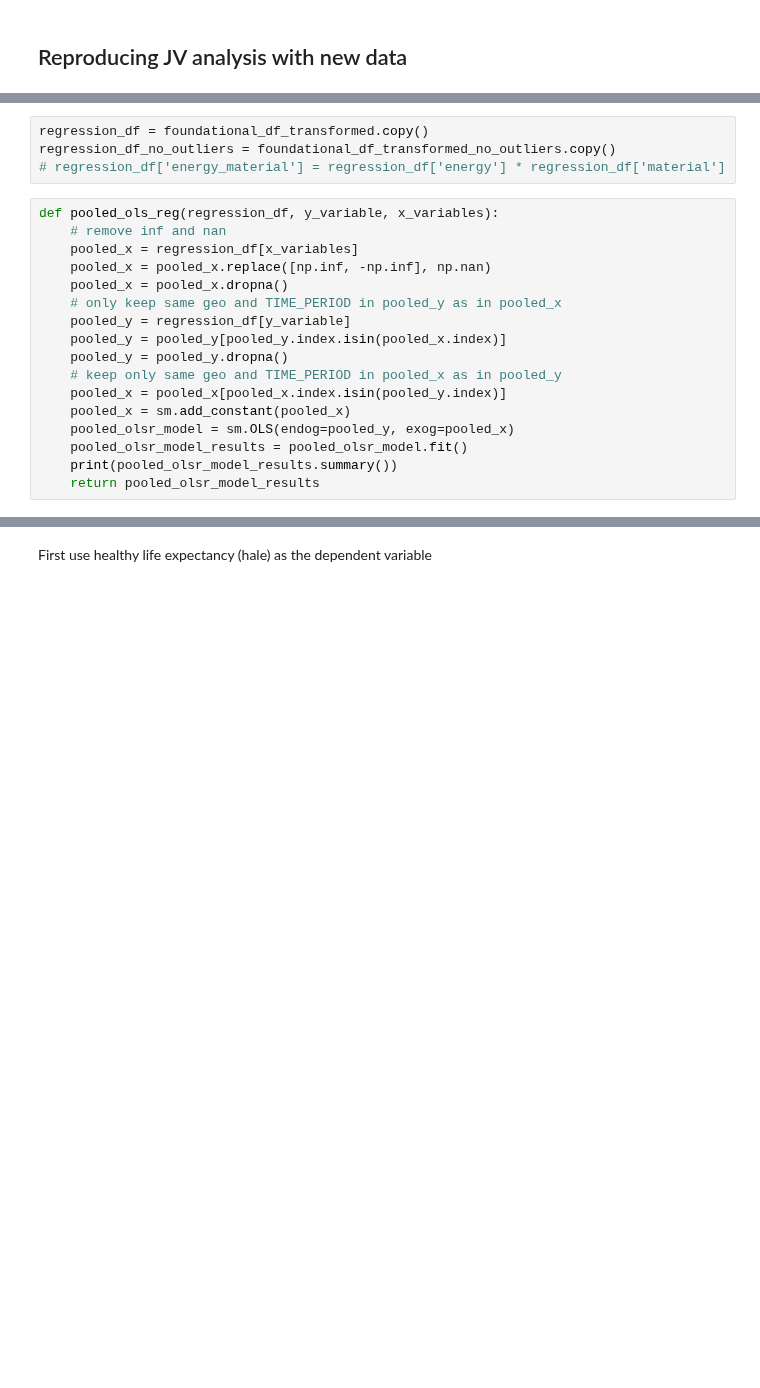
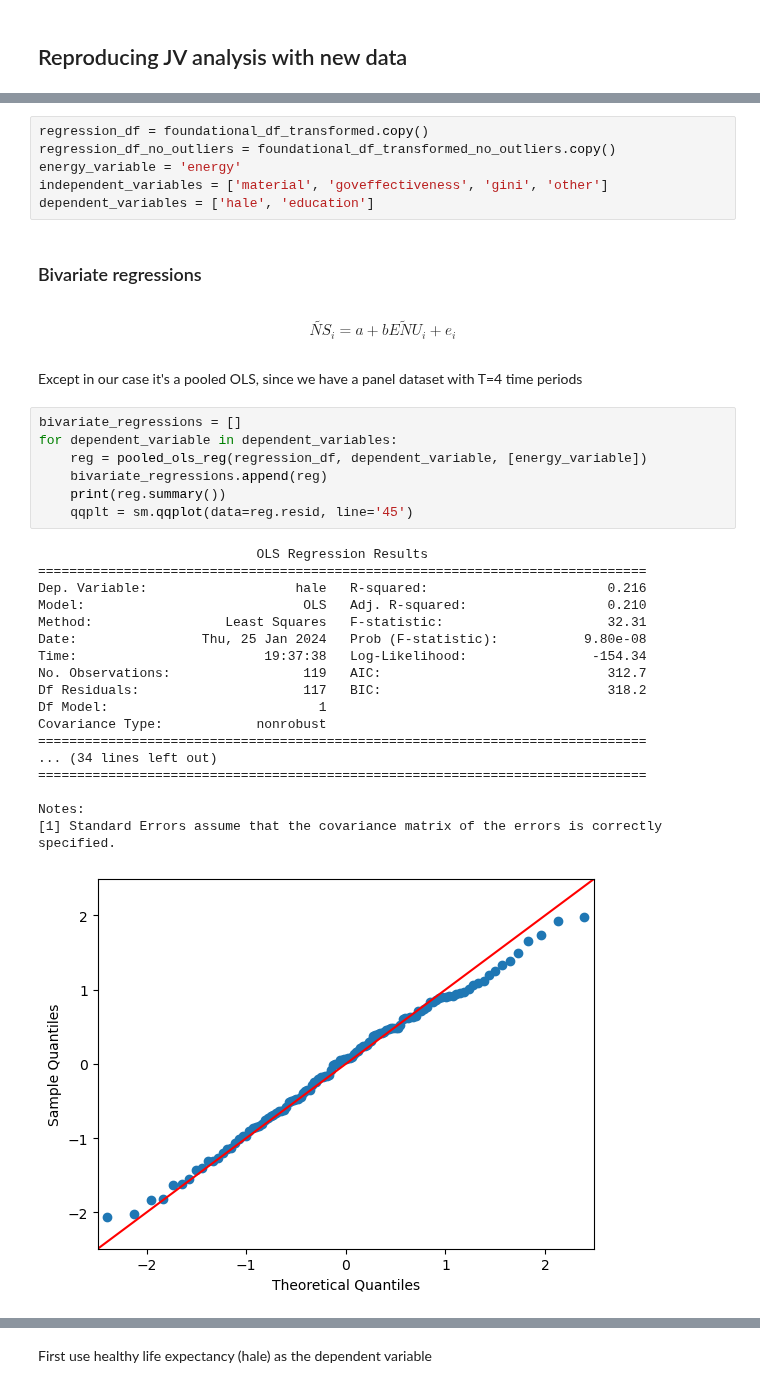
Before and after one commit to saviorand/provisioning-model, a Jupyter notebook: provisioning_model/notebooks/foundational/pooledols.ipynb, the cells around one changed output, grey strips where cells are left out. Saved outputs shown, nothing was run; the diff lists cells and outputs as text; blank space fills up the shorter version.

Commit message:
more regressions

```diff
--- a/provisioning_model/notebooks/foundational/pooledols.ipynb
+++ b/provisioning_model/notebooks/foundational/pooledols.ipynb
@@ -45,21 +49,40 @@ import numpy as np
 # %%
 regression_df = foundational_df_transformed.copy()
 regression_df_no_outliers = foundational_df_transformed_no_outliers.copy()
-# regression_df['energy_material'] = regression_df['energy'] * regression_df['material']
+energy_variable = 'energy'
+independent_variables = ['material', 'goveffectiveness', 'gini', 'other']
+dependent_variables = ['hale', 'education']
-# %%
-def pooled_ols_reg(regression_df, y_variable, x_variables):
-    # remove inf and nan
-    pooled_x = regression_df[x_variables]
-    pooled_x = pooled_x.replace([np.inf, -np.inf], np.nan)
-    pooled_x = pooled_x.dropna()
-    # only keep same geo and TIME_PERIOD in pooled_y as in pooled_x
-    pooled_y = regression_df[y_variable]
-    pooled_y = pooled_y[pooled_y.index.isin(pooled_x.index)]
-    pooled_y = pooled_y.dropna()
-    # keep only same geo and TIME_PERIOD in pooled_x as in pooled_y
-    pooled_x = pooled_x[pooled_x.index.isin(pooled_y.index)]
-    pooled_x = sm.add_constant(pooled_x)
-    pooled_olsr_model = sm.OLS(endog=pooled_y, exog=pooled_x)
-    pooled_olsr_model_results = pooled_olsr_model.fit()
-    print(pooled_olsr_model_results.summary())
-    return pooled_olsr_model_results
+# %% [markdown]
+### Bivariate regressions
+# %% [markdown]
+$$
+  \widetilde{NS}_i = a + b \widetilde{ENU}_i + e_i
+$$
+# %% [markdown]
+Except in our case it's a pooled OLS, since we have a panel dataset with T=4 time periods
+# %%
+bivariate_regressions = []
+for dependent_variable in dependent_variables:
+    reg = pooled_ols_reg(regression_df, dependent_variable, [energy_variable])
+    bivariate_regressions.append(reg)
+    print(reg.summary())
+    qqplt = sm.qqplot(data=reg.resid, line='45')
+# %% [output]
+                            OLS Regression Results
+==============================================================================
+Dep. Variable:                   hale   R-squared:                       0.216
+Model:                            OLS   Adj. R-squared:                  0.210
+Method:                 Least Squares   F-statistic:                     32.31
+Date:                Thu, 25 Jan 2024   Prob (F-statistic):           9.80e-08
+Time:                        19:37:38   Log-Likelihood:                -154.34
+No. Observations:                 119   AIC:                             312.7
+Df Residuals:                     117   BIC:                             318.2
+Df Model:                           1
+Covariance Type:            nonrobust
+==============================================================================
+... (34 lines left out)
+==============================================================================
+
+Notes:
+[1] Standard Errors assume that the covariance matrix of the errors is correctly specified.
+[figure, added]
```
Also changed, not shown: parts of 20 cells of this notebook, 2 other files.
